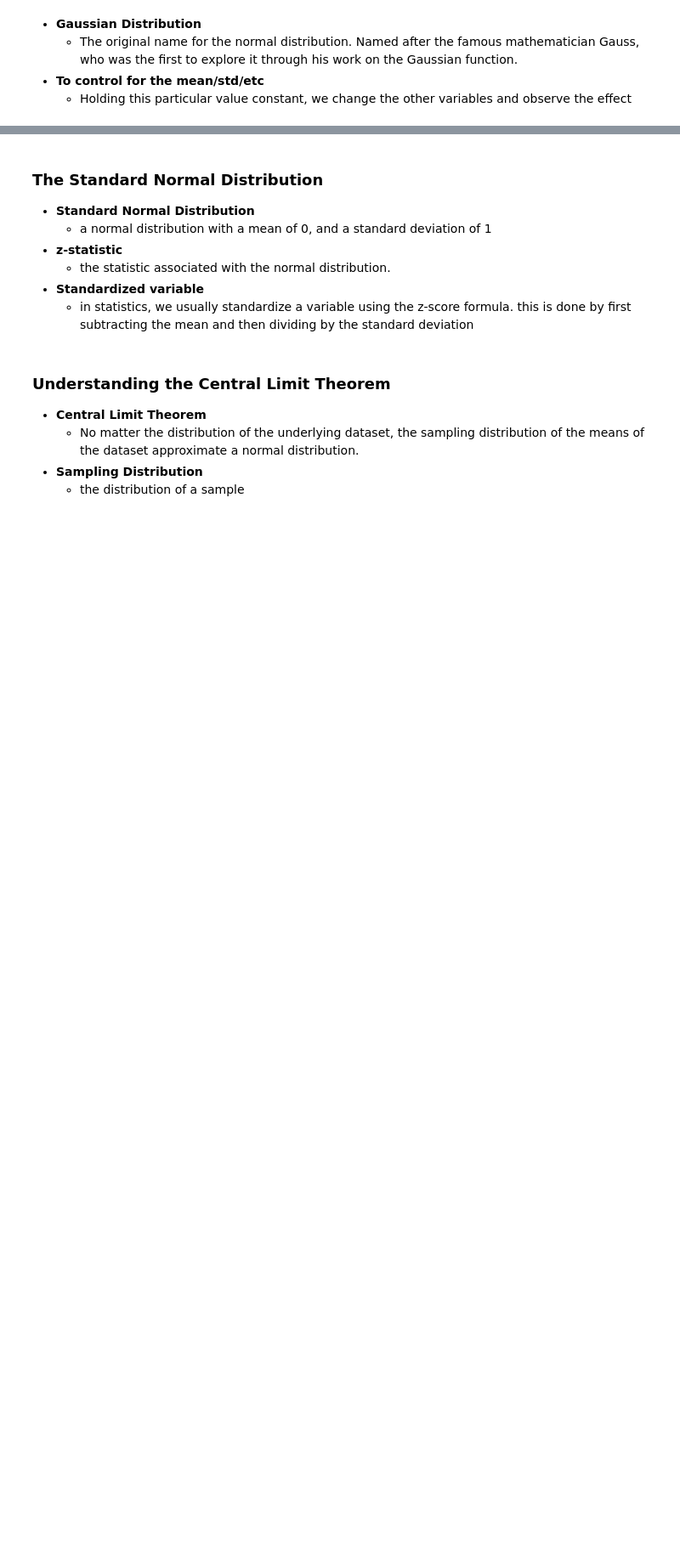
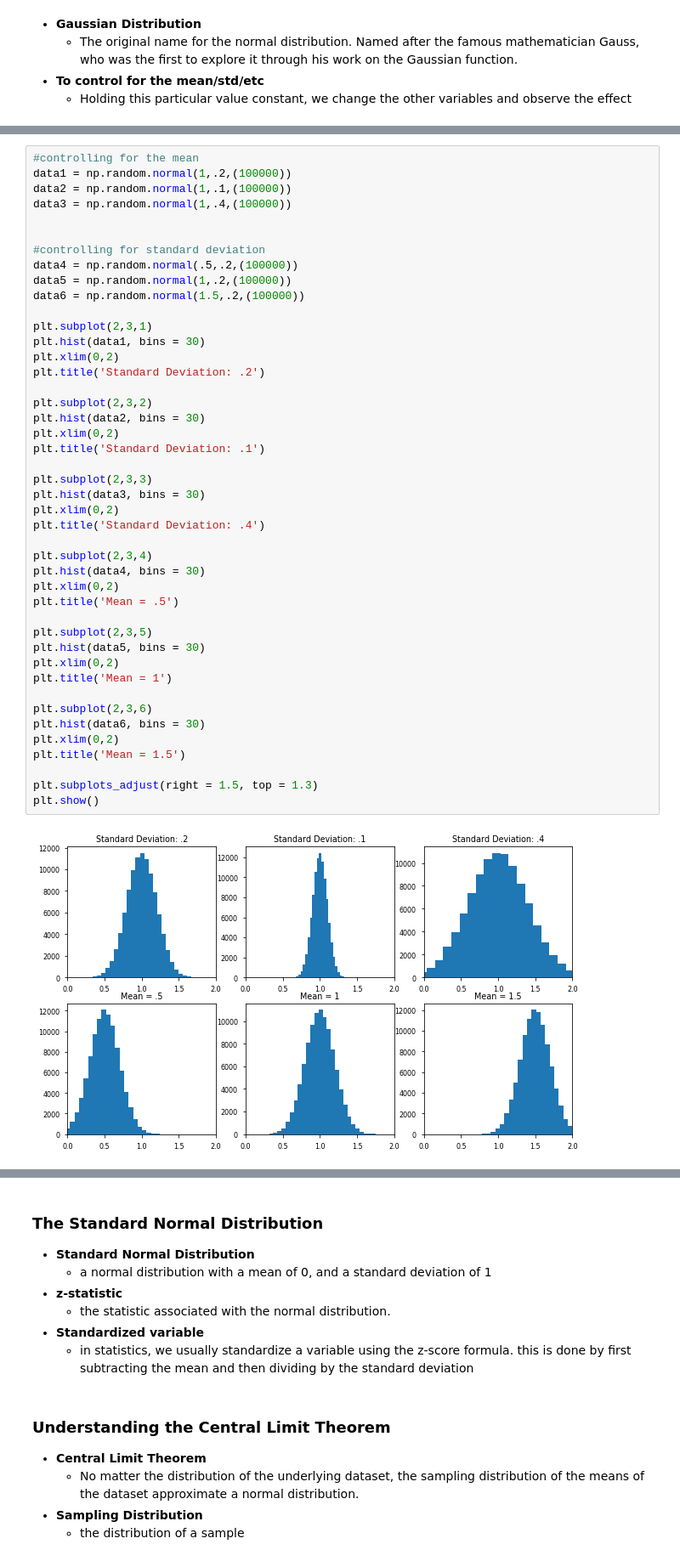
Before and after one commit to jmeguira/stats, a Jupyter notebook: stats_notebook.ipynb, the cells around one changed output, grey strips where cells are left out. Shown: that part at 85% size. Cells and saved outputs as stored; diff of their text form; blank space fills up the shorter version.

```diff
--- a/stats_notebook.ipynb
+++ b/stats_notebook.ipynb
@@ -1033,0 +1036,46 @@ median:  0.998885209174547
+# %%
+#controlling for the mean
+data1 = np.random.normal(1,.2,(100000))
+data2 = np.random.normal(1,.1,(100000))
+data3 = np.random.normal(1,.4,(100000))
+
+
+#controlling for standard deviation
+data4 = np.random.normal(.5,.2,(100000))
+data5 = np.random.normal(1,.2,(100000))
+data6 = np.random.normal(1.5,.2,(100000))
+
+plt.subplot(2,3,1)
+plt.hist(data1, bins = 30)
+plt.xlim(0,2)
+plt.title('Standard Deviation: .2')
+
+plt.subplot(2,3,2)
+plt.hist(data2, bins = 30)
+plt.xlim(0,2)
+plt.title('Standard Deviation: .1')
+
+plt.subplot(2,3,3)
+plt.hist(data3, bins = 30)
+plt.xlim(0,2)
+plt.title('Standard Deviation: .4')
+
+plt.subplot(2,3,4)
+plt.hist(data4, bins = 30)
+plt.xlim(0,2)
+plt.title('Mean = .5')
+
+plt.subplot(2,3,5)
+plt.hist(data5, bins = 30)
+plt.xlim(0,2)
+plt.title('Mean = 1')
+
+plt.subplot(2,3,6)
+plt.hist(data6, bins = 30)
+plt.xlim(0,2)
+plt.title('Mean = 1.5')
+
+plt.subplots_adjust(right = 1.5, top = 1.3)
+plt.show()
+# %% [output]
+[figure, added]
```
Also changed, not shown: parts of 10 cells of this notebook.
